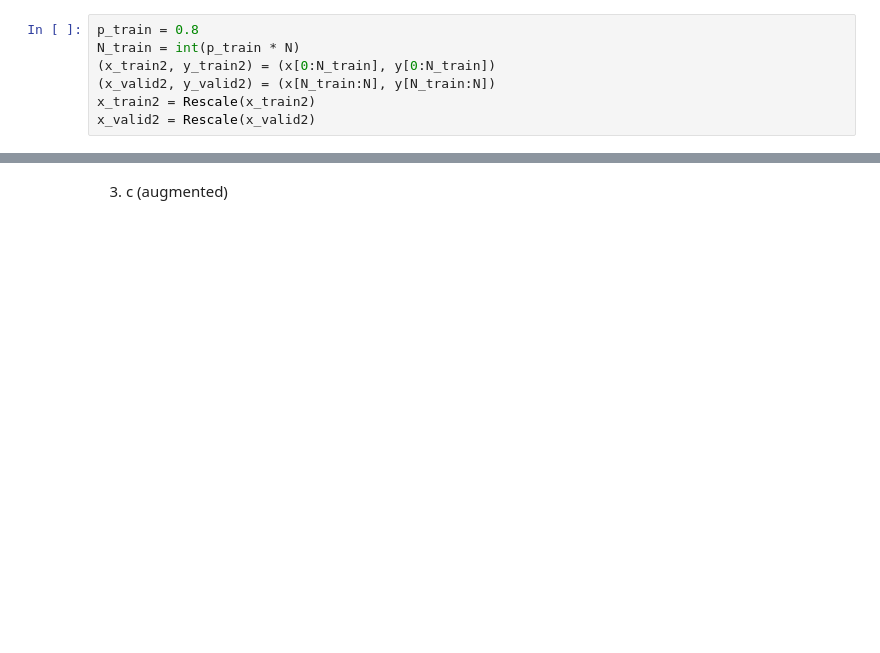
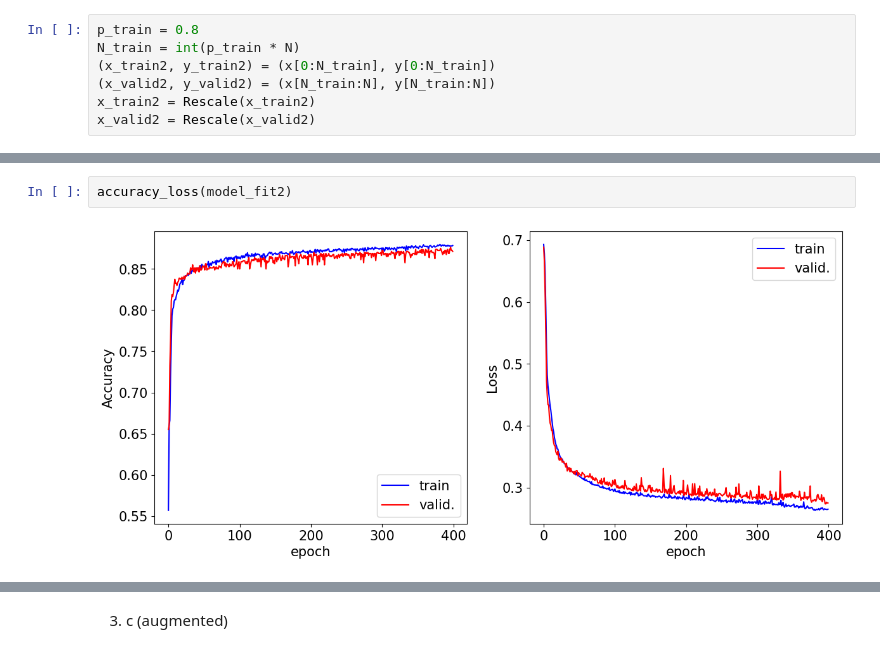
Before and after one commit to ericabrisigotti/LCP-B, a Jupyter notebook: group2308_exercise1.ipynb, the cells around one changed output, grey strips where cells are left out. Drawn from its saved outputs; the diff is of its cells as text; blank space fills up the shorter version.

```diff
--- a/group2308_exercise1.ipynb
+++ b/group2308_exercise1.ipynb
@@ -383,0 +357,4 @@ plt.show
+# %%
+accuracy_loss(model_fit2)
+# %% [output]
+[figure, added]
```
Also changed, not shown: parts of 34 cells of this notebook.
